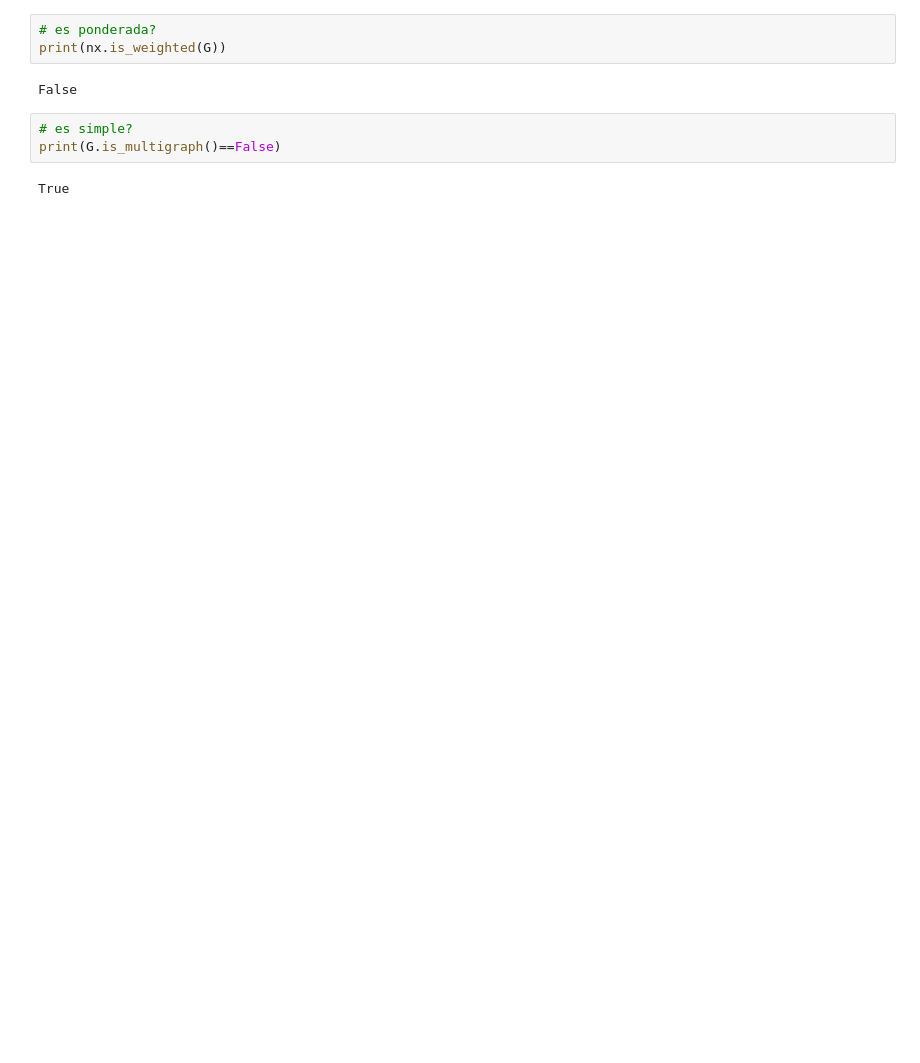
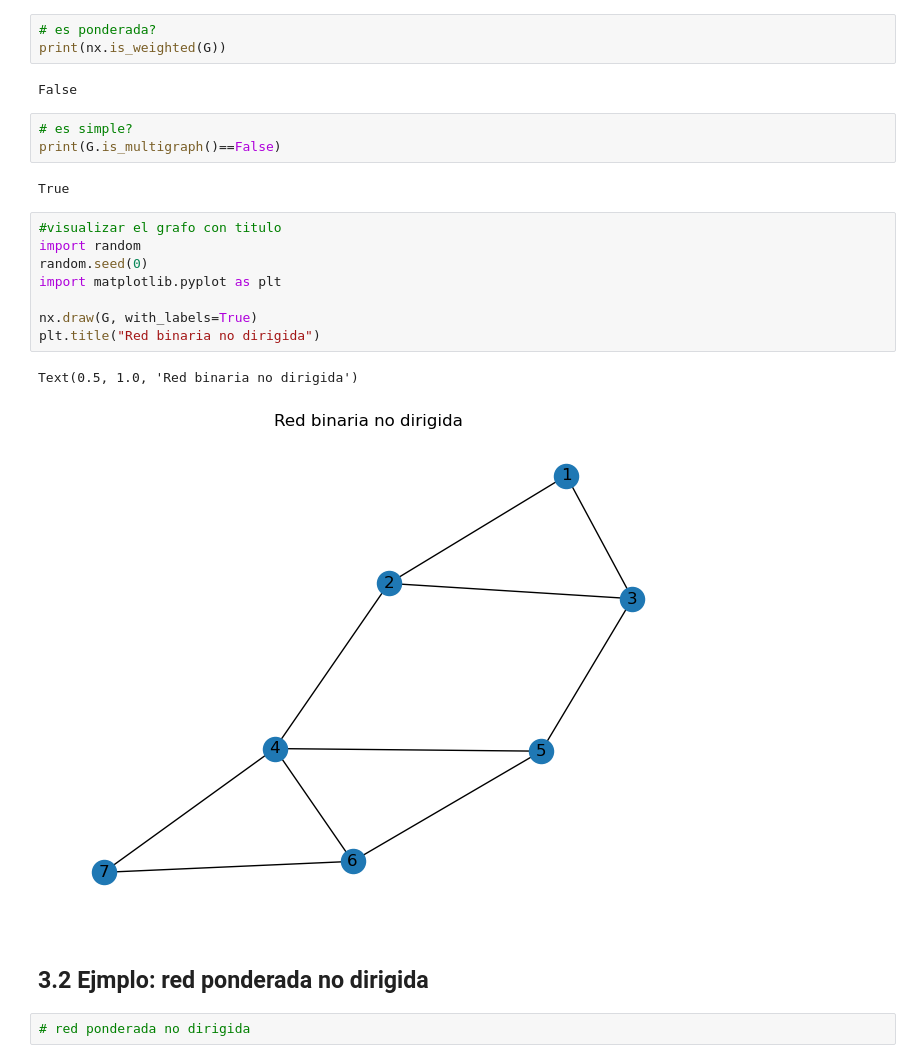
Before and after one commit to briveros23/Redes_sociales, a Jupyter notebook: notebook/Taller 1.ipynb, the cells around one changed output. Drawn from its saved outputs; the diff is of its cells as text; blank space fills up the shorter version.

```diff
--- a/notebook/Taller 1.ipynb
+++ b/notebook/Taller 1.ipynb
@@ -49,3 +49,18 @@ False
 print(G.is_multigraph()==False)
 # %% [output]
 True
+# %%
+#visualizar el grafo con titulo
+import random
+random.seed(0)
+import matplotlib.pyplot as plt
+
+nx.draw(G, with_labels=True)
+plt.title("Red binaria no dirigida")
+# %% [output]
+Text(0.5, 1.0, 'Red binaria no dirigida')
+[figure, added]
+# %% [markdown]
+## 3.2 Ejmplo: red ponderada no dirigida
+# %%
+# red ponderada no dirigida
```
Also changed, not shown: parts of 3 cells of this notebook, 1 other file.
